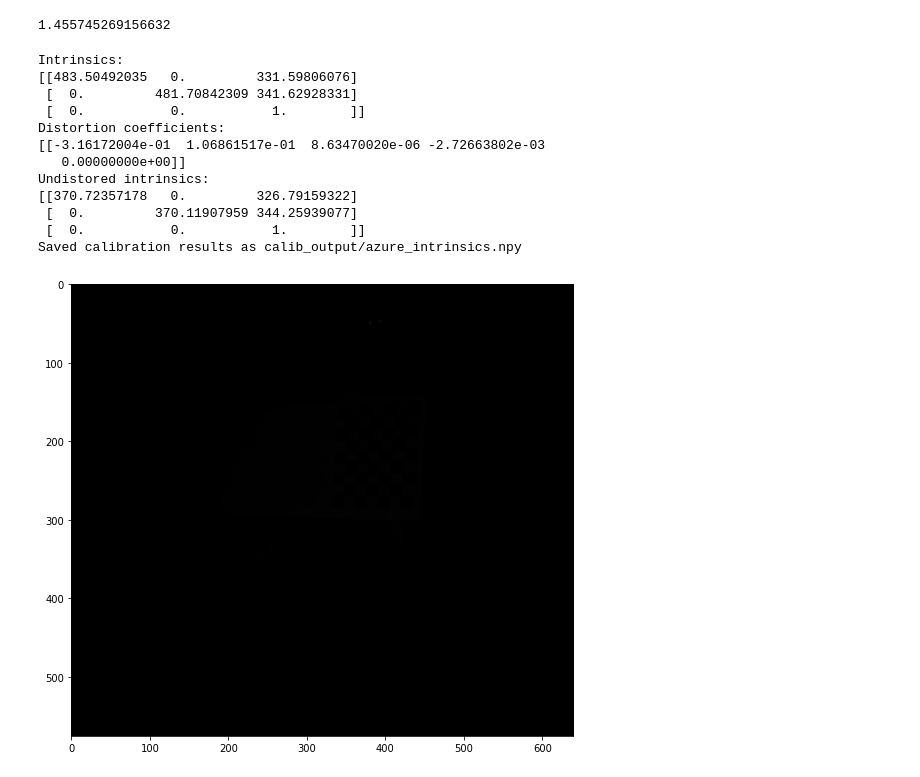
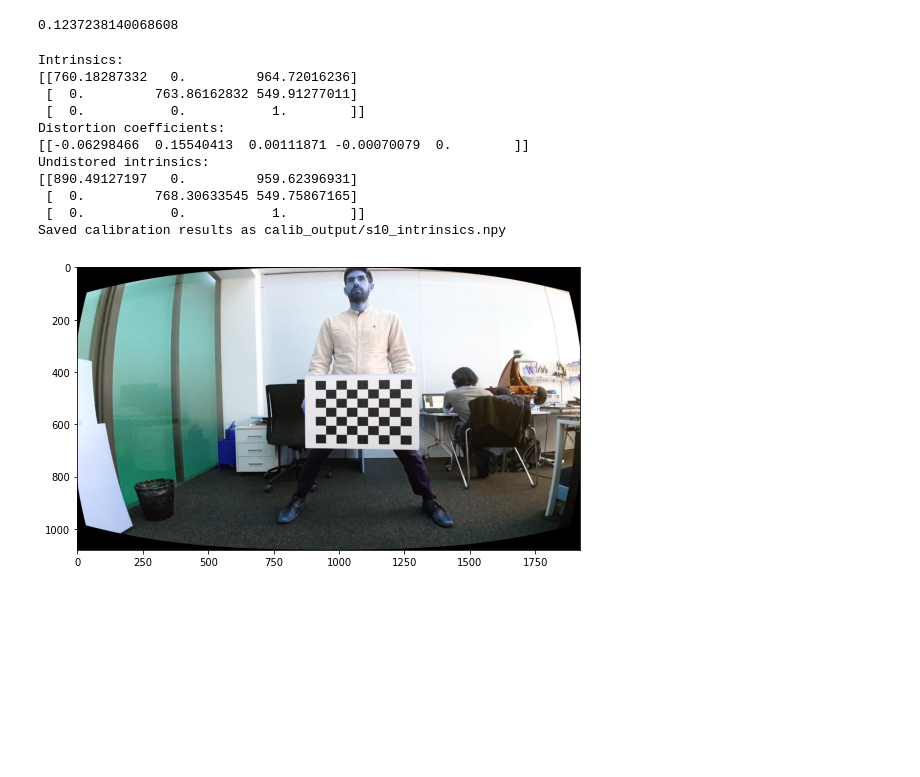
Before and after one commit to Marselka/CalibrationProject, a Jupyter notebook: intrinsics_calibration.ipynb, the cells around one changed output. Cells and saved outputs as stored; diff of their text form; code cells hidden in the pictures; blank space fills up the shorter version.

Commit message:
Test of camera-depth-calibration

```diff
--- a/intrinsics_calibration.ipynb
+++ b/intrinsics_calibration.ipynb
@@ -24,9 +11,9 @@ The animation.avconv_args rcparam was deprecated in Matplotlib 3.3 and will be r
 # %%
 pattern_size = (8, 6)
 edge_length = 0.055
-data_path = "/home/konstantin/datasets/bandeja-sequence/2021_02_01_2/2021-02-01-16-17-42/_azure_ir_image_raw"
+data_path = "/home/konstantin/datasets/bandeja-sequence/2021_02_17/2021-02-17-16-07-15_chessboard_plane/smartphone_video_frames"
 # %%
-images = get_images(data_path, period=4)
+images = get_images(data_path, period=8)
 # %%
 len(images)
 # %% [output]
@@ -49,21 +36,20 @@ reproj_error, intrinsics, dist_coeff, _, _ = cv.calibrateCamera(scene_points, lo
 
 print(reproj_error)
 # %% [output]
-1.455745269156632
+0.1237238140068608
 # %%
-calib_name = 'azure'
+calib_name = 's10'
 output_calib_results(intrinsics, dist_coeff, shape, images, 0, calib_name)
 # %% [output]
 Intrinsics:
-[[483.50492035   0.         331.59806076]
- [  0.         481.70842309 341.62928331]
+[[760.18287332   0.         964.72016236]
+ [  0.         763.86162832 549.91277011]
  [  0.           0.           1.        ]]
 Distortion coefficients:
-[[-3.16172004e-01  1.06861517e-01  8.63470020e-06 -2.72663802e-03
-   0.00000000e+00]]
+[[-0.06298466  0.15540413  0.00111871 -0.00070079  0.        ]]
 Undistored intrinsics:
-[[370.72357178   0.         326.79159322]
- [  0.         370.11907959 344.25939077]
+[[890.49127197   0.         959.62396931]
+ [  0.         768.30633545 549.75867165]
  [  0.           0.           1.        ]]
-Saved calibration results as calib_output/azure_intrinsics.npy
+Saved calibration results as calib_output/s10_intrinsics.npy
-[figure, old version]
+[figure, new version]
```
Also changed, not shown: parts of 4 cells of this notebook, 13 other files.
